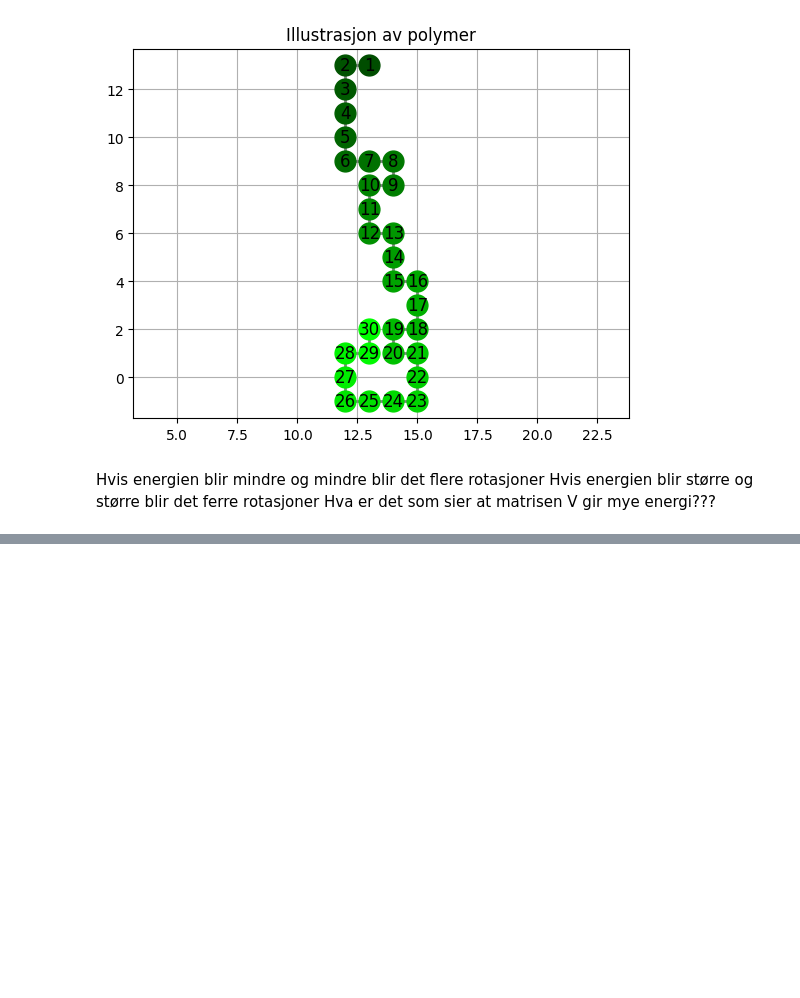
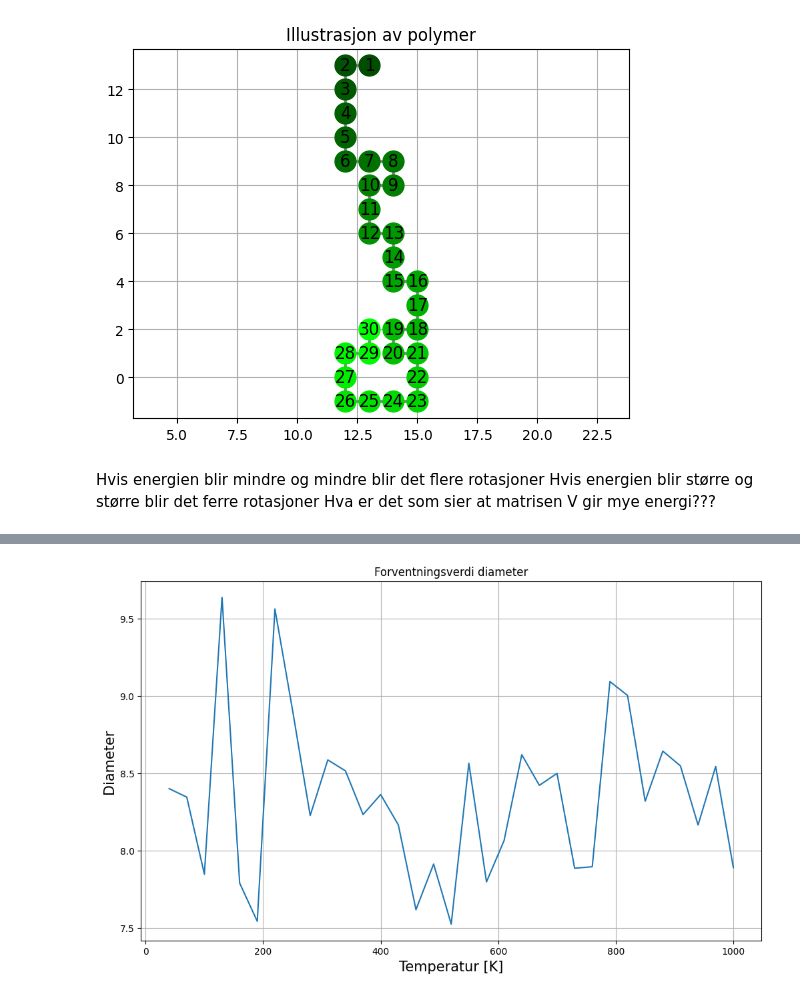
Before and after one commit to hannaroed/Vitber-bio, a Jupyter notebook: bio.ipynb, the cells around one changed output, grey strips where cells are left out. Cells and saved outputs as stored; diff of their text form; code cells hidden in the pictures; blank space fills up the shorter version.

```diff
--- a/bio.ipynb
+++ b/bio.ipynb
@@ -513,0 +584,12 @@ T = np.arange(10 ,1000, 30)
+# %%
+def max_euclidean_distance(polymer: np.ndarray) -> float:
+
+    # Calculate the squared distance between each pair of points
+    # This avoids the need to compute square roots, which is computationally expensive
+    squared_distances = np.sum((polymer[:, np.newaxis, :] - polymer[np.newaxis, :, :]) ** 2, axis=2)
+
+    # Since the distance matrix is symmetric, we can focus only on the upper triangle (excluding the diagonal)
+    max_distance_squared = np.max(squared_distances[np.triu_indices_from(squared_distances, k=1)])
+
+    # Return the square root of the maximum squared distance
+    return np.sqrt(max_distance_squared)
@@ -513,0 +643,19 @@ T = np.arange(10 ,1000, 30)
+# %%
+N = 30
+N_s = 500
+V = make_V_const(N, -1)
+T = np.arange(10, 1000, 30)
+d_array_mean = np.zeros(len(T))
+
+for i in range(len(T)):
+    d_array_mean[i] = np.mean(simulate_energy_with_diameter(init_polymer(N), N_s, V, T[i], max_iter=100_000)[2])
+# %%
+plt.figure(figsize=(12,7))
+plt.plot(T, d_array_mean, label="Forventningsverdi")
+plt.title("Forventningsverdi diameter")
+plt.xlabel("Temperatur [K]", fontsize=15)
+plt.ylabel("Diameter", fontsize=15)
+plt.grid()
+plt.show()
+# %% [output]
+[figure, added]
```
Also changed, not shown: parts of 12 cells of this notebook.
